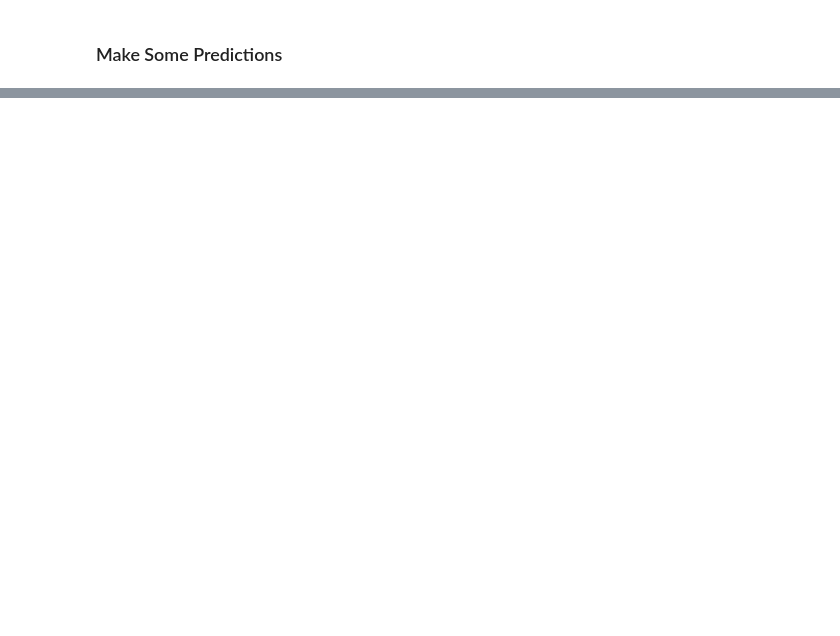
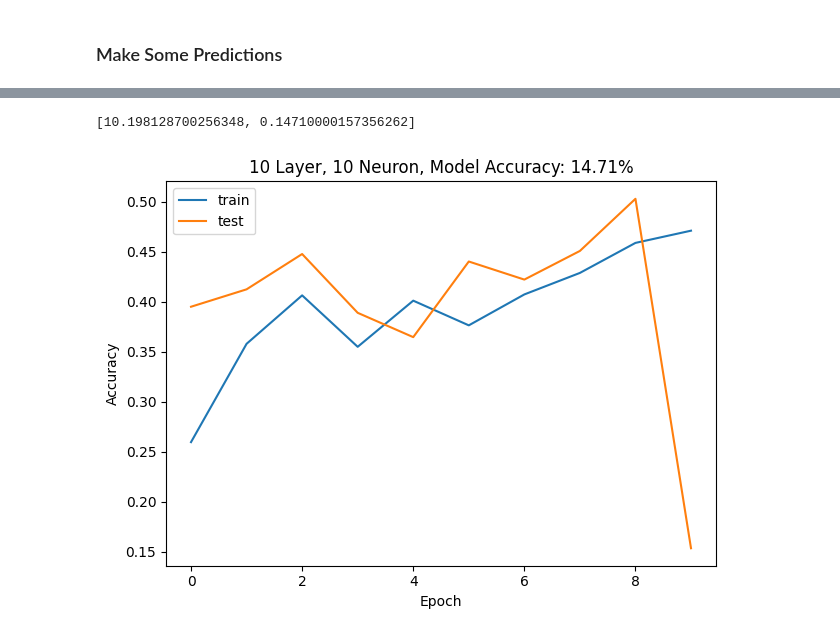
Before and after one commit to acard5meg/ece_527_assignments, a Jupyter notebook: card_scratchwork_assign_8_1.ipynb, the cells around one changed output, grey strips where cells are left out. Cells and saved outputs as stored; diff of their text form; code cells hidden in the pictures; blank space fills up the shorter version.

```diff
--- a/card_scratchwork_assign_8_1.ipynb
+++ b/card_scratchwork_assign_8_1.ipynb
@@ -252,0 +628,33 @@ array([[1.1637032e-06, 3.7199094e-12, 3.7394909e-06, 5.4343008e-03,
+# %%
+keras.utils.set_random_seed(42)
+
+model = Sequential()
+model.add(keras.Input(shape=(28,28,)))
+model.add(Flatten())
+model.add(Dense(10,activation='relu'))
+model.add(Dense(10,activation='relu'))
+model.add(Dense(10,activation='relu'))
+model.add(Dense(10,activation='relu'))
+model.add(Dense(10,activation='relu'))
+model.add(Dense(10,activation='relu'))
+model.add(Dense(10,activation='relu'))
+model.add(Dense(10,activation='relu'))
+model.add(Dense(10,activation='relu'))
+model.add(Dense(10,activation='relu'))
+
+model.compile(
+    optimizer = keras.optimizers.Adam(),
+    # loss = keras.losses.categorical_crossentropy,
+    loss = keras.losses.CategoricalCrossentropy,
+    metrics = ['accuracy']
+)
+
+model.summary()
+
+# hist_log_reg_model = log_reg_model.fit(x_train, y_train_categorical,
+model_hist = model.fit(x_train, y_train_categorical,
+          batch_size=batch_size,
+          epochs=epochs,
+          verbose=1,
+          validation_split = 0.2,
+          callbacks=None) #[history])
@@ -252,0 +703,16 @@ array([[1.1637032e-06, 3.7199094e-12, 3.7394909e-06, 5.4343008e-03,
+# %%
+model_score = model.evaluate(x_test, y_test_categorical, verbose=0)
+print(model_score)
+# %% [output]
+[10.198128700256348, 0.14710000157356262]
+# %%
+plt.plot(model_hist.history['accuracy'])
+plt.plot(model_hist.history['val_accuracy'])
+plt.title(f'10 Layer, 10 Neuron, Model Accuracy: {model_score[1]*100:.2f}%')
+plt.ylabel('Accuracy')
+plt.xlabel('Epoch')
+plt.legend(['train', 'test'], loc='upper left')
+plt.tight_layout()
+plt.savefig(f"ten_ten_network.jpg")
+# %% [output]
+[figure, added]
```
Also changed, not shown: parts of 26 cells of this notebook.
